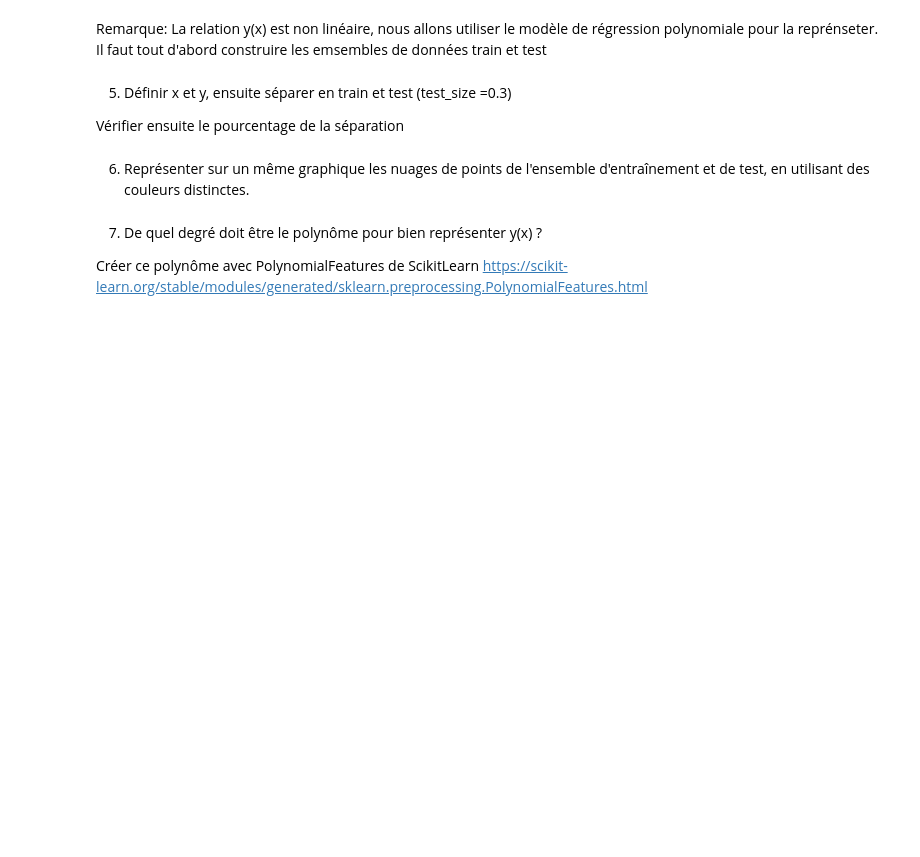
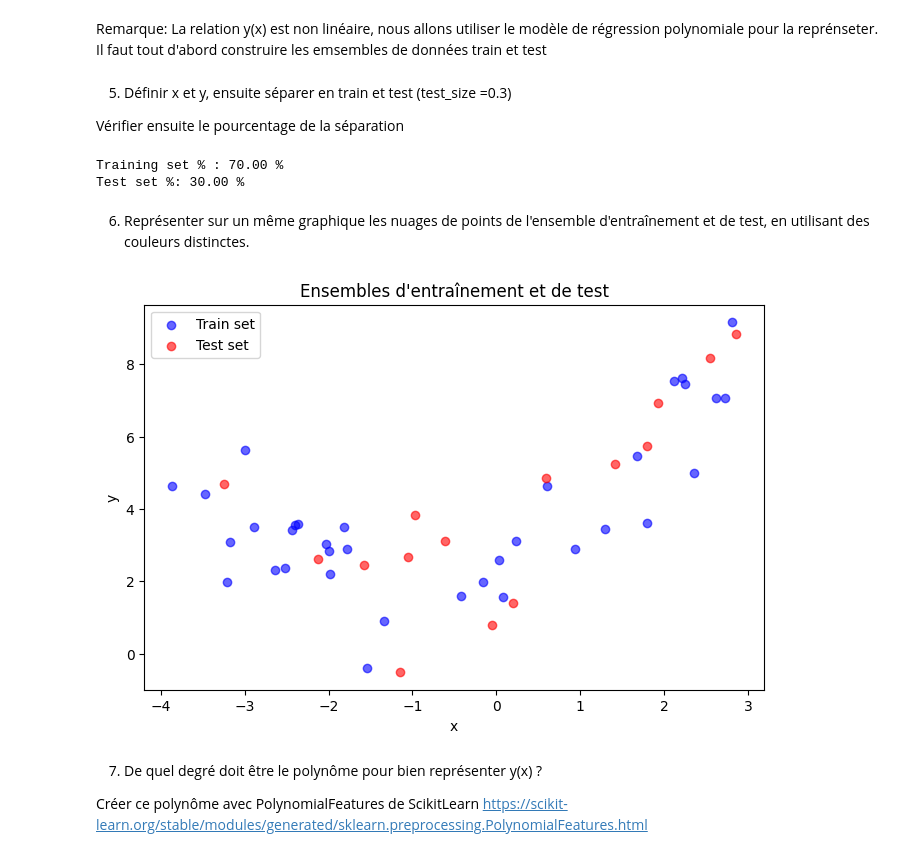
Before and after one commit to baunilhamarga/ei-climat, a Jupyter notebook: support-files/Etudes_EI_ST4/etude3_Reg_poly/Etude3_Modele_Regression_polynomiale.ipynb, the cells around one changed output. Cells and saved outputs as stored; diff of their text form; code cells hidden in the pictures; blank space fills up the shorter version.

```diff
--- a/support-files/Etudes_EI_ST4/etude3_Reg_poly/Etude3_Modele_Regression_polynomiale.ipynb
+++ b/support-files/Etudes_EI_ST4/etude3_Reg_poly/Etude3_Modele_Regression_polynomiale.ipynb
@@ -47,2 +95,18 @@ Vérifier ensuite le pourcentage de la séparation
+# %%
+# votre code
+from sklearn.model_selection import train_test_split
+
+# Définir x et y
+X = df[['x']]
+y = df['y']
+
+X_train, X_test, y_train, y_test = train_test_split(X, y, test_size=0.3, random_state=42)
+
+# Vérifier ensuite le pourcentage de la séparation
+print(f"Training set % : {len(X_train) / len(X) * 100:.2f} %")
+print(f"Test set %: {len(X_test) / len(X) * 100:.2f} %")
+# %% [output]
+Training set % : 70.00 %
+Test set %: 30.00 %
 # %% [markdown]
 6. Représenter sur un même graphique les nuages de points de l'ensemble d'entraînement et de test, en utilisant des couleurs distinctes.
@@ -51,3 +113,20 @@ Vérifier ensuite le pourcentage de la séparation
+# %%
+# votre code
+plt.figure(figsize=(8, 5))
+
+# Nuage de points Train
+plt.scatter(X_train, y_train, color='blue', label='Train set', alpha=0.6)
+
+# Nuage de points Test
+plt.scatter(X_test, y_test, color='red', label='Test set', alpha=0.6)
+
+plt.title("Ensembles d'entraînement et de test")
+plt.xlabel("x")
+plt.ylabel("y")
+plt.legend()
+plt.show()
+# %% [output]
+[figure, added]
 # %% [markdown]
 7. De quel degré doit être le polynôme pour bien représenter y(x) ?
 
```
Also changed, not shown: parts of 23 cells of this notebook.
